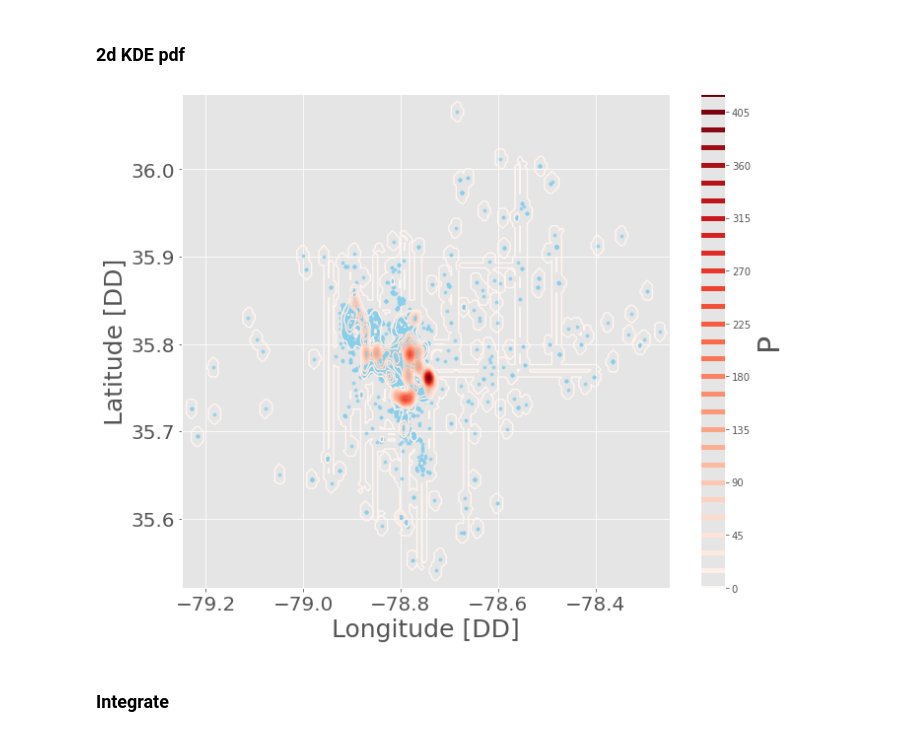
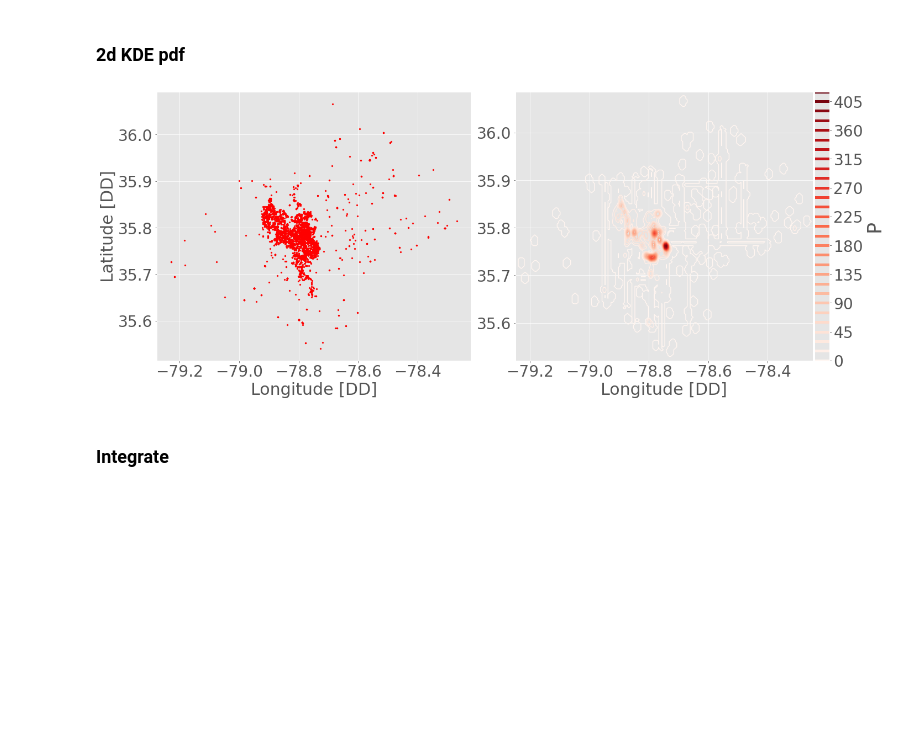
Before and after one commit to Kiril94/AMAS, a Jupyter notebook: Problem_set3/Problem_set.ipynb, the cells around one changed output. Cells and saved outputs as stored; diff of their text form; code cells hidden in the pictures; blank space fills up the shorter version.

Commit message:
new functions added toolbox/as_toolbox.py one function removed improve color setting option in toolbox/vis.py, slight changes in Problem_set3/Problem_set.ipynb

```diff
--- a/Problem_set3/Problem_set.ipynb
+++ b/Problem_set3/Problem_set.ipynb
@@ -577,21 +563,36 @@ kde2d = KernelDensity(kernel='epanechnikov', bandwidth=0.01).fit(Loc)
 # %%
-fig, ax = plt.subplots(figsize=(10, 8))
+fig, ax = plt.subplots(1,2,figsize=(20, 8))
+ax = ax.flatten()
+colors = vis.Color_palette(1)
+fig, _ = vis.nice_plot(
+    Dc.lon.dropna(), Dc.lat.dropna(), scatter=True, show_plot=False,
+    xlabel='Longitude [DD]', ylabel='Latitude [DD]', save_plot=True,
+    figname='Figs/scatter2a.pdf', scr_markersize=30, scr_markerstyle='.',
+    color = 'r', figure = fig, axis = ax[0], label_fs = 30, ticksize=28)
+divider = make_axes_locatable(ax[1])
+cax = divider.append_axes("right", size="5%", pad=0.05)
+
 lon_ls = np.linspace(lon.min()-.02, lon.max()+.02, 200)
 lat_ls = np.linspace(lat.min()-.02, lat.max()+.02, 200)
 llon, llat = np.meshgrid(lon_ls, lat_ls)
 lonlat = np.vstack([llon.ravel(), llat.ravel()]).T
 PDF = np.exp(kde2d.score_samples(lonlat))
 PDF = PDF.reshape(llon.shape)
-im = ax.contour(llon, llat, PDF, cmap = 'Reds', levels = 40)
-cbar = fig.colorbar(im, ax=ax)
+im = ax[1].contour(llon, llat, PDF, cmap = 'Reds', levels = 40)
+cbar = fig.colorbar(im, cax=cax)
 lines1 = cbar.ax.get_children()
 lines1[0].set_linewidths(5)
-cbar.set_label('P', fontsize = 30)
-fig, ax = vis.nice_plot(lon, lat, scatter=True,
-                        axis=ax, figure=fig, xlabel='Longitude [DD]',
-                        ylabel='Latitude [DD]', scr_markersize=10, alpha=.8)
+cbar.set_label('P', fontsize = 35)
+cbar.ax.tick_params(labelsize=28)
+ax[1].set_xlabel('Longitude [DD]', fontsize = 30)
+ax[1].tick_params(axis = 'both',labelsize  = 28)
+fig.subplots_adjust(wspace=.15, hspace=None)
+fig.tight_layout()
+#ax[0].text( 0, 0, 'a', fontsize = 20)
+fig.savefig("Figs/scatter2a_pdf2b.png", dpi = 120)
+fig
 # %% [output]
-[figure, old version]
+[figure, new version]
 # %% [markdown]
 ### Integrate
 # %%
```
Also changed, not shown: parts of 13 cells of this notebook, 2 other files.
